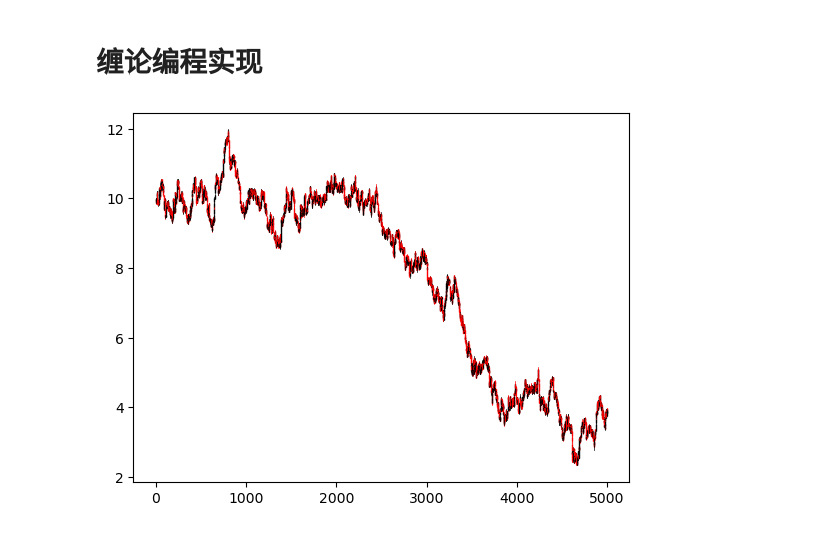
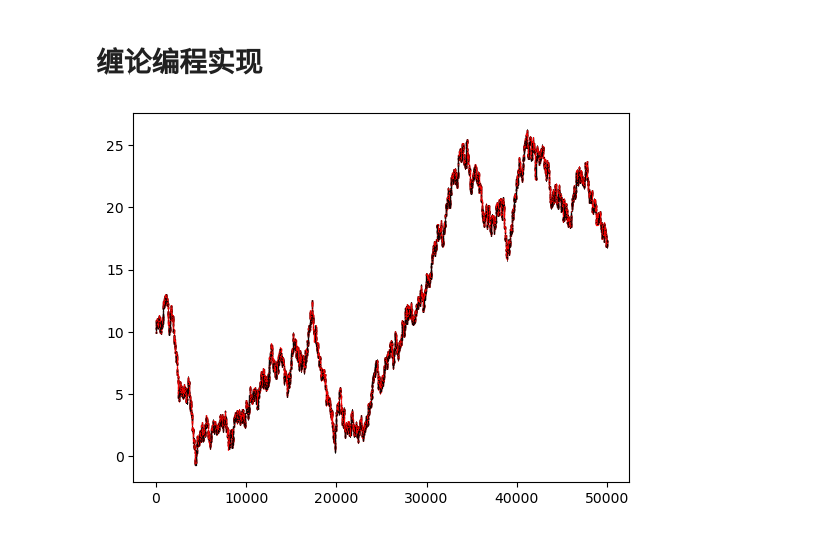
Before and after one commit to xitongsys/notes, a Jupyter notebook: finance/chanlun/example.ipynb, the cells around one changed output. Saved outputs shown, nothing was run; the diff lists cells and outputs as text; code cells hidden in the pictures.

```diff
--- a/finance/chanlun/example.ipynb
+++ b/finance/chanlun/example.ipynb
@@ -3,28 +3,28 @@
 # %%
 # 随机生成 1min KLine 作例子
 
 import pandas as pd
 import numpy as np
 import matplotlib.pyplot as plt
 from mplfinance.original_flavor import candlestick_ohlc
 from matplotlib.patches import Rectangle
 
-N = 5000
+N = 50000
 px = (1+ np.cumsum(np.random.normal(0, 0.0015, 20 * N))) * 10
 px = pd.Series(px)
 opn = px.groupby(px.index // 20).first()
 cls = px.groupby(px.index // 20).last()
 hgh = px.groupby(px.index // 20).max()
 low = px.groupby(px.index // 20).min()
 ts = pd.Series(opn.index)
 
 df_kline = pd.concat([ts.rename('time'), opn.rename('open'), hgh.rename('high'), low.rename('low'), cls.rename('close')], axis=1)
 
 # plot
 fig,ax = plt.subplots()
 _ = candlestick_ohlc(ax, df_kline.values)
 # %% [output]
-[figure, old version]
+[figure, new version]
 # %%
 # 缠论 K 线
 
```
Also changed, not shown: parts of 5 cells of this notebook.
